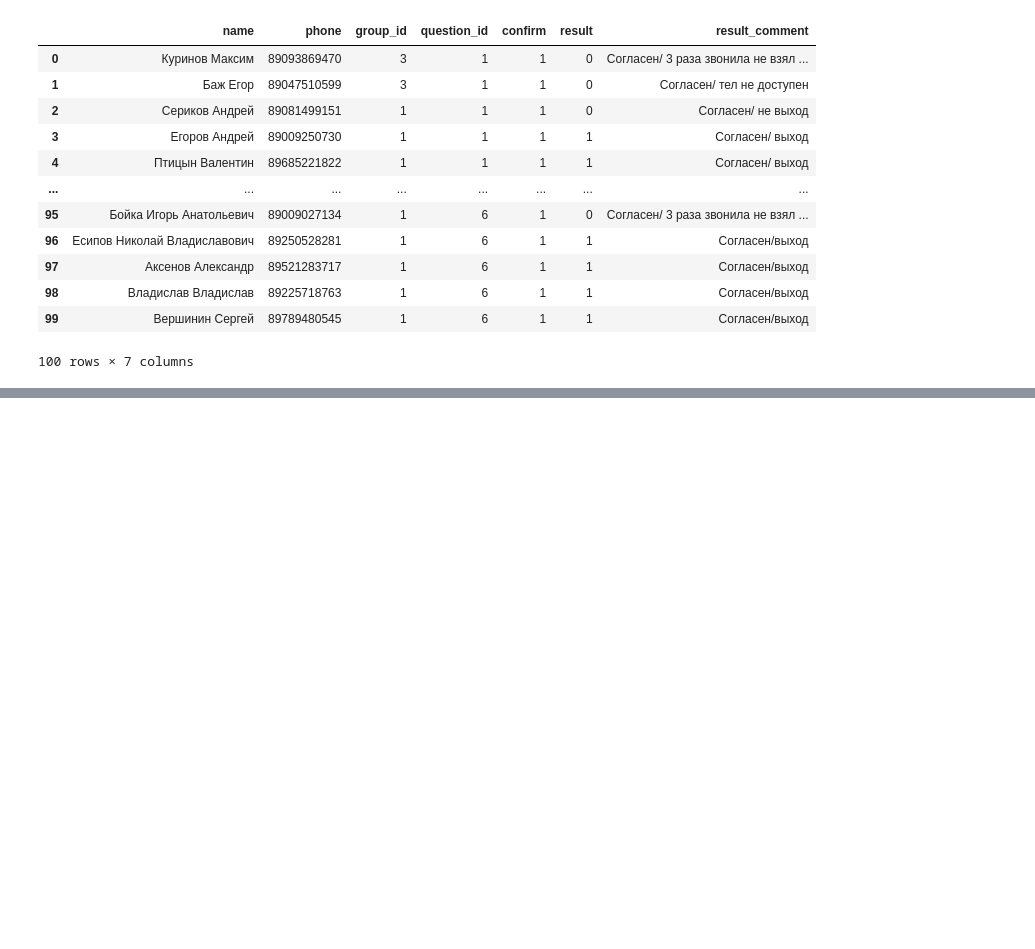
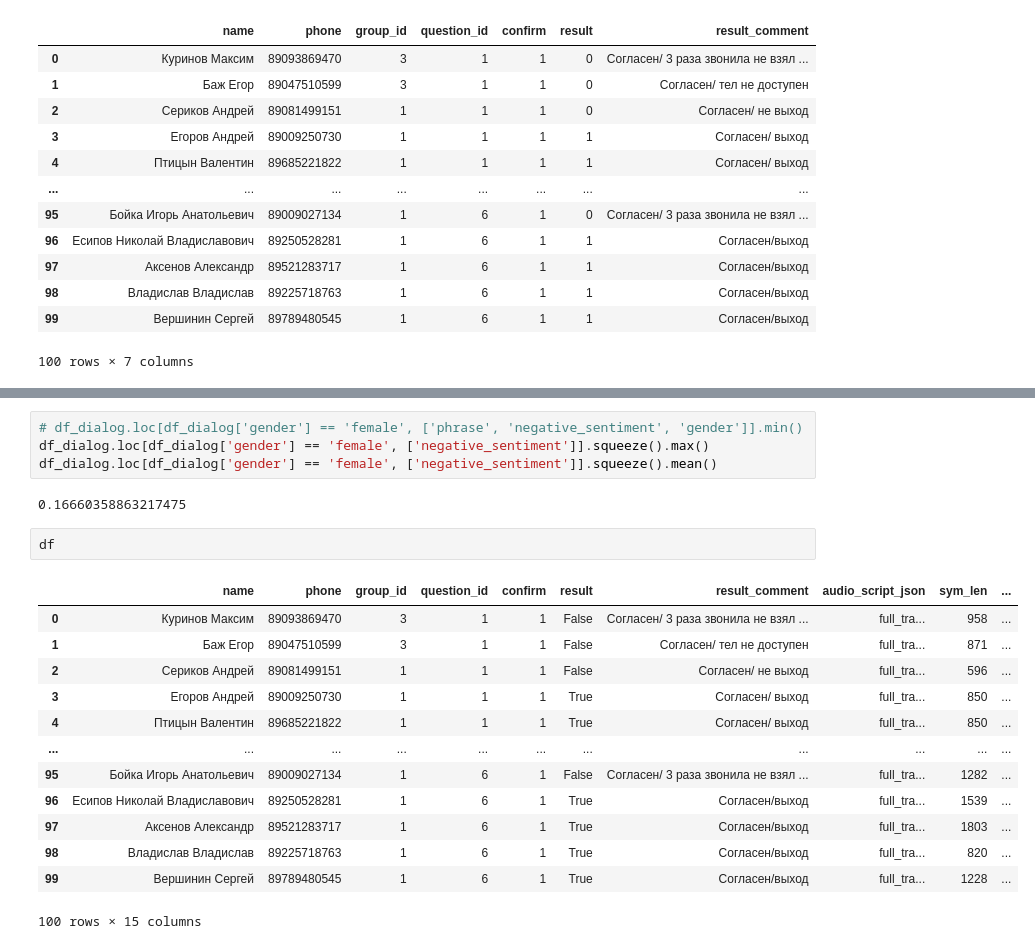
Before and after one commit to SdkIgor/ml, a Jupyter notebook: 1.ipynb, the cells around one changed output, grey strips where cells are left out. Drawn from its saved outputs; the diff is of its cells as text; blank space fills up the shorter version.

```diff
--- a/1.ipynb
+++ b/1.ipynb
@@ -70,0 +139,22 @@ ValueError: Expected object or value
+# %%
+# df_dialog.loc[df_dialog['gender'] == 'female', ['phrase', 'negative_sentiment', 'gender']].min()
+df_dialog.loc[df_dialog['gender'] == 'female', ['negative_sentiment']].squeeze().max()
+df_dialog.loc[df_dialog['gender'] == 'female', ['negative_sentiment']].squeeze().mean()
+# %% [output]
+0.16660358863217475
+# %%
+df
+# %% [output]
+|  | name | phone | group_id | question_id | confirm | result | result_comment | audio_script_json | sym_len | ... |
+| 0 | Куринов Максим | 89093869470 | 3 | 1 | 1 | False | Согласен/ 3 раза звонила не взял ... | full_tra... | 958 | ... |
+| 1 | Баж Егор | 89047510599 | 3 | 1 | 1 | False | Согласен/ тел не доступен | full_tra... | 871 | ... |
+| 2 | Сериков Андрей | 89081499151 | 1 | 1 | 1 | False | Согласен/ не выход | full_tra... | 596 | ... |
+| 3 | Егоров Андрей | 89009250730 | 1 | 1 | 1 | True | Согласен/ выход | full_tra... | 850 | ... |
+| 4 | Птицын Валентин | 89685221822 | 1 | 1 | 1 | True | Согласен/ выход | full_tra... | 850 | ... |
+| ... | ... | ... | ... | ... | ... | ... | ... | ... | ... | ... |
+| 95 | Бойка Игорь Анатольевич | 89009027134 | 1 | 6 | 1 | False | Согласен/ 3 раза звонила не взял ... | full_tra... | 1282 | ... |
+| 96 | Есипов Николай Владиславович | 89250528281 | 1 | 6 | 1 | True | Согласен/выход | full_tra... | 1539 | ... |
+| 97 | Аксенов Александр | 89521283717 | 1 | 6 | 1 | True | Согласен/выход | full_tra... | 1803 | ... |
+| 98 | Владислав Владислав | 89225718763 | 1 | 6 | 1 | True | Согласен/выход | full_tra... | 820 | ... |
+| 99 | Вершинин Сергей | 89789480545 | 1 | 6 | 1 | True | Согласен/выход | full_tra... | 1228 | ... |
+100 rows × 15 columns
```
Also changed, not shown: parts of 10 cells of this notebook, 4 other files.
